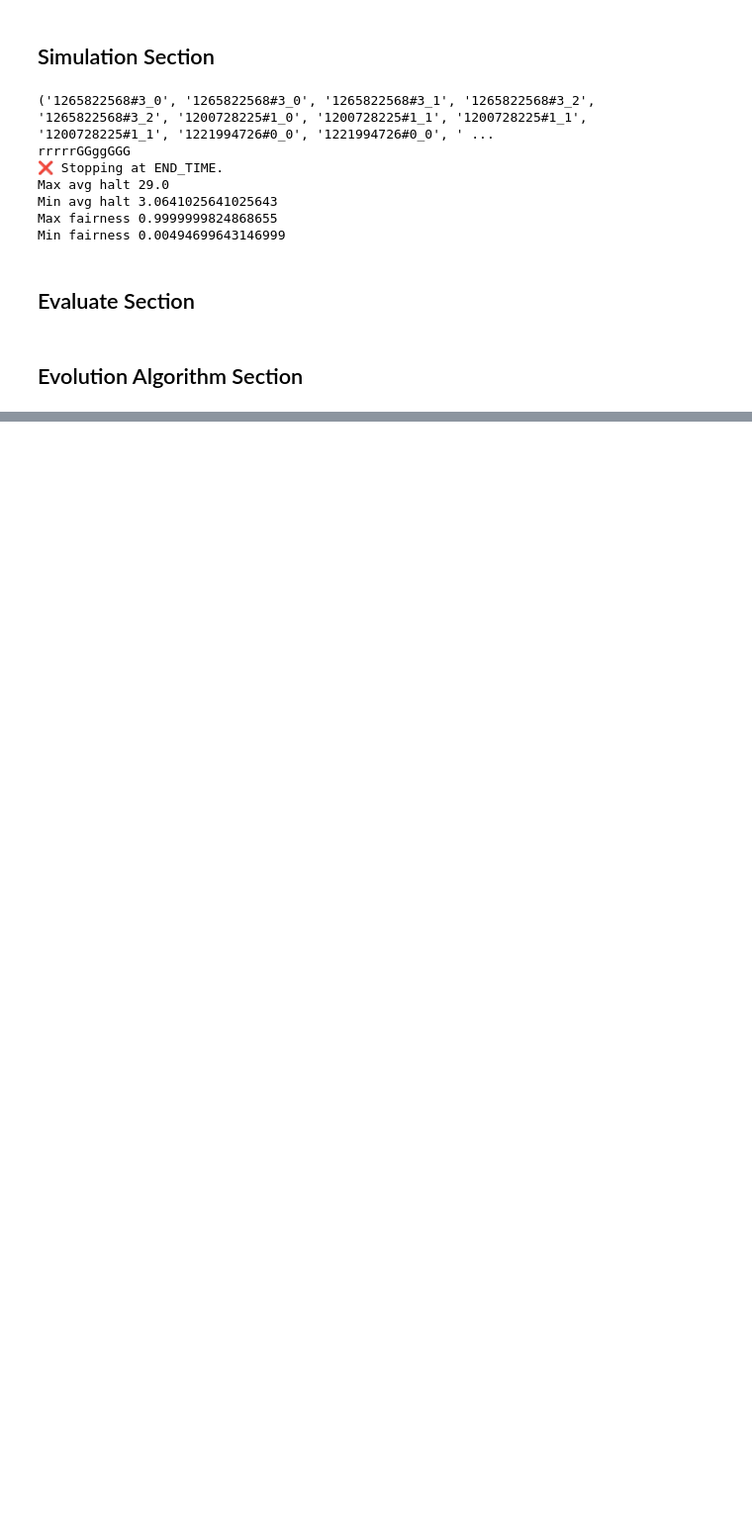
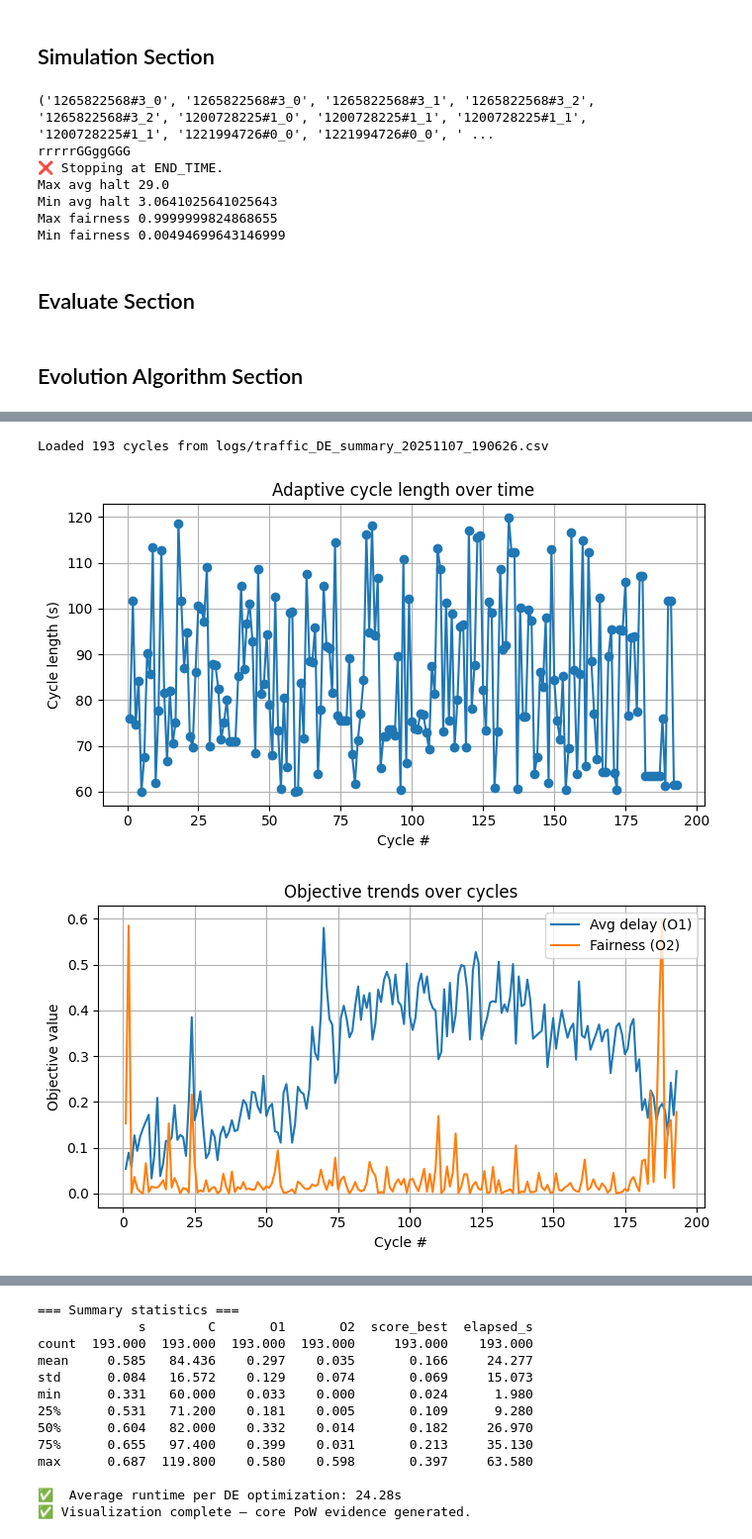
Before and after one commit to Kaos1105/EA_traffic_control, a Jupyter notebook: controller.ipynb, the cells around one changed output, grey strips where cells are left out. Shown at 99% size. Cells and saved outputs as stored; diff of their text form; code cells hidden in the pictures; blank space fills up the shorter version.

Commit message:
finish simulation with 50% decrease result

```diff
--- a/controller.ipynb
+++ b/controller.ipynb
@@ -578,4 +596,8 @@ def visualize_pow_results(log_dir, suffix="", prefix="traffic_DE"):
     print(f"\n✅  Average runtime per DE optimization: {avg_runtime:.2f}s")
     print("✅ Visualization complete — core PoW evidence generated.")
 # %%
-visualize_pow_results(log_dir=LOG_DIR, suffix="20251106_225623")
+visualize_pow_results(log_dir=LOG_DIR, suffix="20251107_190626")
+# %% [output]
+Loaded 193 cycles from logs/traffic_DE_summary_20251107_190626.csv
+[figure, added]
+[figure, added]
@@ -582,3 +606,16 @@ visualize_pow_results(log_dir=LOG_DIR, suffix="20251106_225623")
+=== Summary statistics ===
+             s        C       O1       O2  score_best  elapsed_s
+count  193.000  193.000  193.000  193.000     193.000    193.000
+mean     0.585   84.436    0.297    0.035       0.166     24.277
+std      0.084   16.572    0.129    0.074       0.069     15.073
+min      0.331   60.000    0.033    0.000       0.024      1.980
+25%      0.531   71.200    0.181    0.005       0.109      9.280
+50%      0.604   82.000    0.332    0.014       0.182     26.970
+75%      0.655   97.400    0.399    0.031       0.213     35.130
+max      0.687  119.800    0.580    0.598       0.397     63.580
+
+✅  Average runtime per DE optimization: 24.28s
+✅ Visualization complete — core PoW evidence generated.
 # %%
 def baseline_simulation(fixed_s=0.5, fixed_C=90, total_cycles=300):
     """
```
Also changed, not shown: parts of 7 cells of this notebook, 2 other files.
